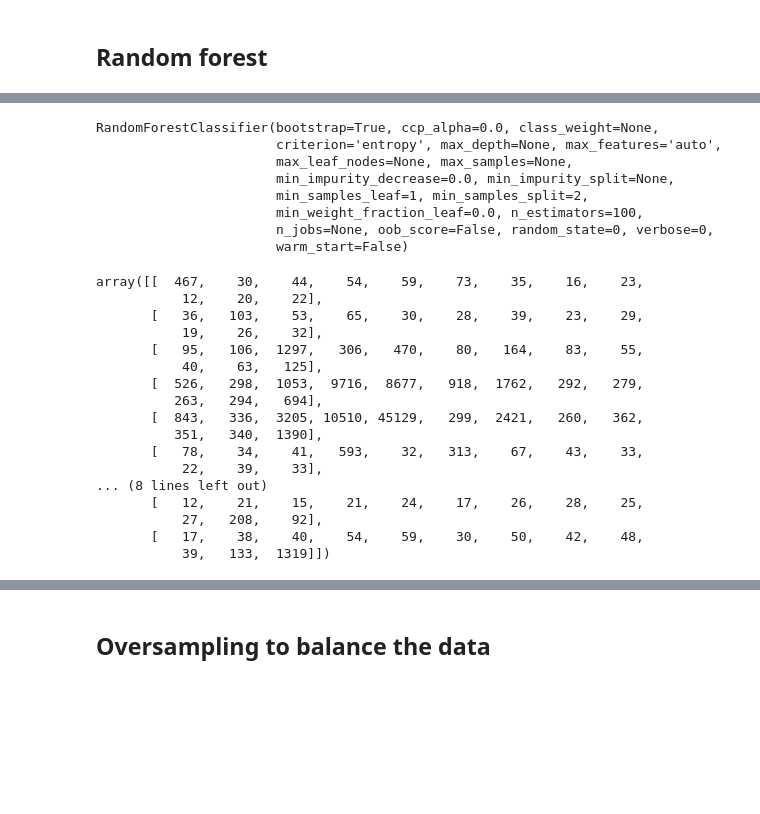
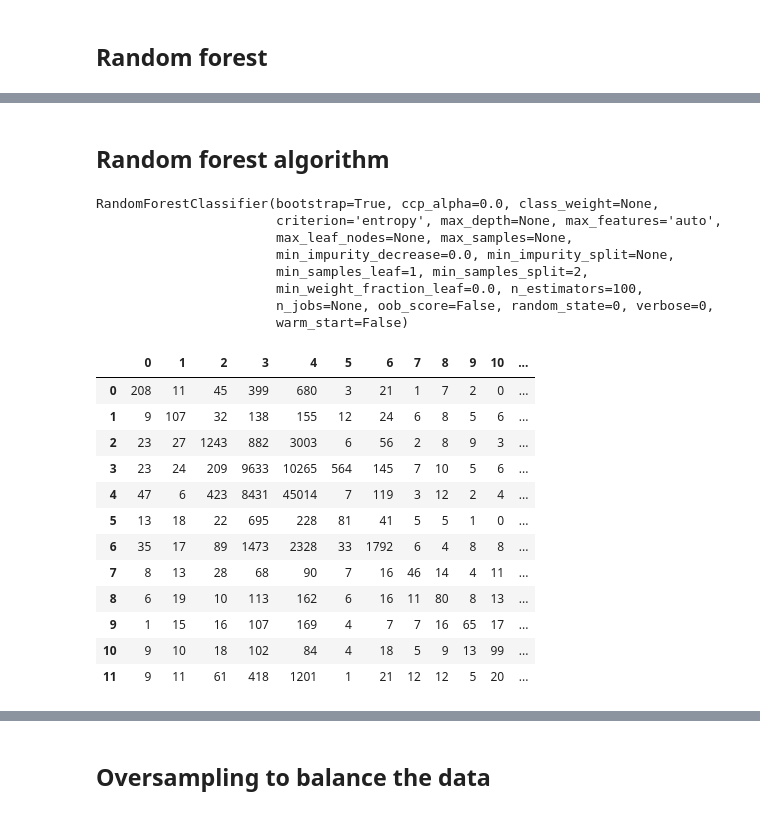
Before and after one commit to SwaksharDeb/Activity-recognition, a Jupyter notebook: HAR_paper1.ipynb, the cells around one changed output, grey strips where cells are left out. Cells and saved outputs as stored; diff of their text form; code cells hidden in the pictures; blank space fills up the shorter version.

```diff
--- a/HAR_paper1.ipynb
+++ b/HAR_paper1.ipynb
@@ -261,0 +276,4 @@ KeyboardInterrupt: ignored
+# %%
+from imblearn.over_sampling import RandomOverSampler
+ros = RandomOverSampler(random_state=0)
+X_train, y_train = ros.fit_resample(X_train, y_train)
@@ -261,0 +297,3 @@ KeyboardInterrupt: ignored
+# %%
+from imblearn.over_sampling import ADASYN
+X_train, y_train = ADASYN(n_neighbors=3).fit_resample(X_train, y_train)
@@ -261,0 +302,5 @@ KeyboardInterrupt: ignored
+# %%
+from imblearn.under_sampling import NearMiss
+sampling_dict_nearmiss = {0.0: 5513, 1.0: 2022, 2.0: 21077, 3.0: 83584, 4.0: 10337, 5.0: 4454, 6.0: 23224, 7.0: 1245, 8.0: 1835, 9.0: 1734, 10.0: 1575, 11.0: 10954}
+nm1 = NearMiss(version=1, sampling_strategy=sampling_dict_nearmiss)
+X_train, y_train = nm1.fit_resample(X_train, y_train)
@@ -262,3 +322,5 @@ KeyboardInterrupt: ignored
+# %% [markdown]
+## Random forest algorithm
 # %%
 from sklearn.ensemble import RandomForestClassifier
 classifier = RandomForestClassifier(n_estimators = 100, criterion = 'entropy', random_state = 0)
@@ -276,27 +338,23 @@ RandomForestClassifier(bootstrap=True, ccp_alpha=0.0, class_weight=None,
 y_pred = classifier.predict(X_val)
 # %%
 from sklearn.metrics import confusion_matrix
-cm = confusion_matrix(y_pred, y_val)
+cm = confusion_matrix(y_val, y_pred)
-# %%
-cm
-# %% [output]
-array([[  467,    30,    44,    54,    59,    73,    35,    16,    23,
-           12,    20,    22],
-       [   36,   103,    53,    65,    30,    28,    39,    23,    29,
-           19,    26,    32],
-       [   95,   106,  1297,   306,   470,    80,   164,    83,    55,
-           40,    63,   125],
-       [  526,   298,  1053,  9716,  8677,   918,  1762,   292,   279,
-          263,   294,   694],
-       [  843,   336,  3205, 10510, 45129,   299,  2421,   260,   362,
-          351,   340,  1390],
-       [   78,    34,    41,   593,    32,   313,    67,    43,    33,
-           22,    39,    33],
-... (8 lines left out)
-       [   12,    21,    15,    21,    24,    17,    26,    28,    25,
-           27,   208,    92],
-       [   17,    38,    40,    54,    59,    30,    50,    42,    48,
-           39,   133,  1319]])
+# %%
+pd.DataFrame(cm)
+# %% [output]
+|  | 0 | 1 | 2 | 3 | 4 | 5 | 6 | 7 | 8 | 9 | 10 | ... |
+| 0 | 208 | 11 | 45 | 399 | 680 | 3 | 21 | 1 | 7 | 2 | 0 | ... |
+| 1 | 9 | 107 | 32 | 138 | 155 | 12 | 24 | 6 | 8 | 5 | 6 | ... |
+| 2 | 23 | 27 | 1243 | 882 | 3003 | 6 | 56 | 2 | 8 | 9 | 3 | ... |
+| 3 | 23 | 24 | 209 | 9633 | 10265 | 564 | 145 | 7 | 10 | 5 | 6 | ... |
+| 4 | 47 | 6 | 423 | 8431 | 45014 | 7 | 119 | 3 | 12 | 2 | 4 | ... |
+| 5 | 13 | 18 | 22 | 695 | 228 | 81 | 41 | 5 | 5 | 1 | 0 | ... |
+| 6 | 35 | 17 | 89 | 1473 | 2328 | 33 | 1792 | 6 | 4 | 8 | 8 | ... |
+| 7 | 8 | 13 | 28 | 68 | 90 | 7 | 16 | 46 | 14 | 4 | 11 | ... |
+| 8 | 6 | 19 | 10 | 113 | 162 | 6 | 16 | 11 | 80 | 8 | 13 | ... |
+| 9 | 1 | 15 | 16 | 107 | 169 | 4 | 7 | 7 | 16 | 65 | 17 | ... |
+| 10 | 9 | 10 | 18 | 102 | 84 | 4 | 18 | 5 | 9 | 13 | 99 | ... |
+| 11 | 9 | 11 | 61 | 418 | 1201 | 1 | 21 | 12 | 12 | 5 | 20 | ... |
 # %%
 from sklearn.metrics import accuracy_score
 accuracy = accuracy_score(y_val, y_pred)
```
Also changed, not shown: parts of 66 cells of this notebook.
